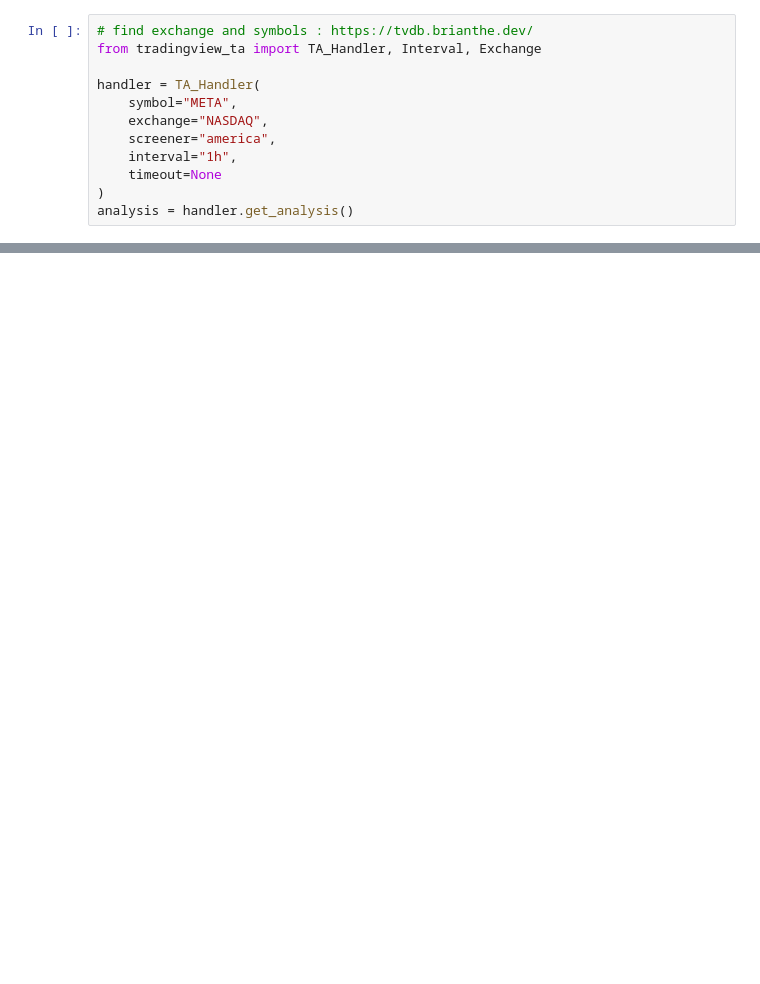
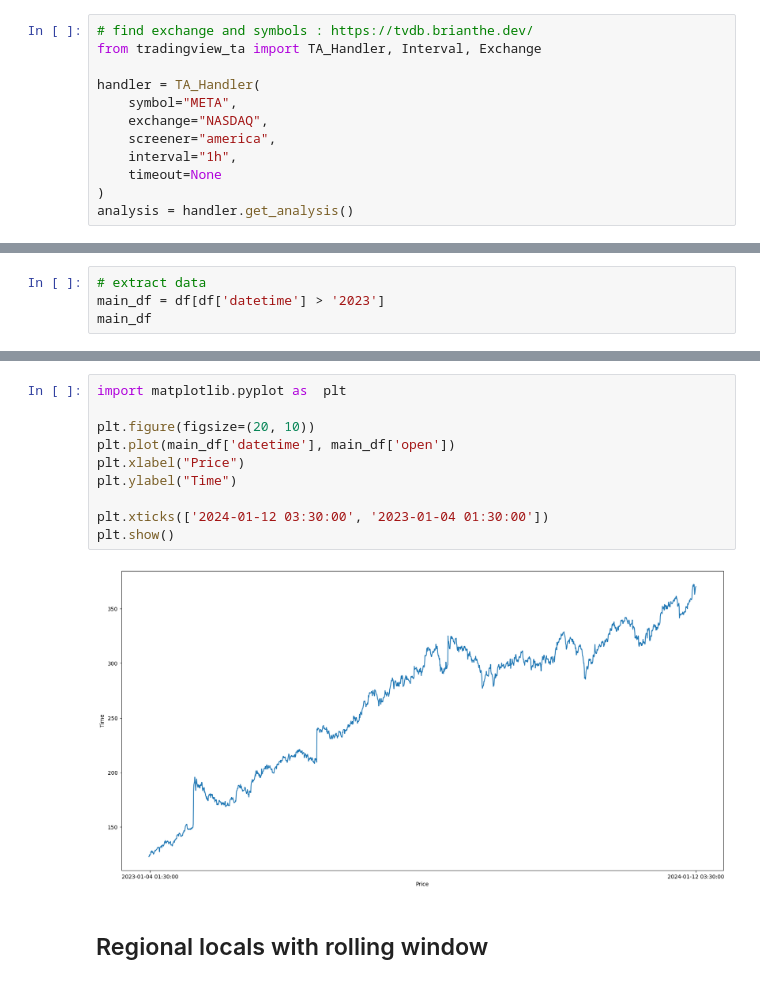
Before and after one commit to trungviet17/TA_Patterns_Recognition, a Jupyter notebook: Analysis.ipynb, the cells around one changed output, grey strips where cells are left out. Saved outputs shown, nothing was run; the diff lists cells and outputs as text; blank space fills up the shorter version.

```diff
--- a/Analysis.ipynb
+++ b/Analysis.ipynb
@@ -64,0 +68,4 @@ analysis.summary
+# %%
+# extract data
+main_df = df[df['datetime'] > '2023']
+main_df
@@ -64,0 +86,14 @@ analysis.summary
+# %%
+import matplotlib.pyplot as  plt
+
+plt.figure(figsize=(20, 10))
+plt.plot(main_df['datetime'], main_df['open'])
+plt.xlabel("Price")
+plt.ylabel("Time")
+
+plt.xticks(['2024-01-12 03:30:00', '2023-01-04 01:30:00'])
+plt.show()
+# %% [output]
+[figure, added]
+# %% [markdown]
+## Regional locals with  rolling window
```
Also changed, not shown: parts of 11 cells of this notebook, 2 other files.
